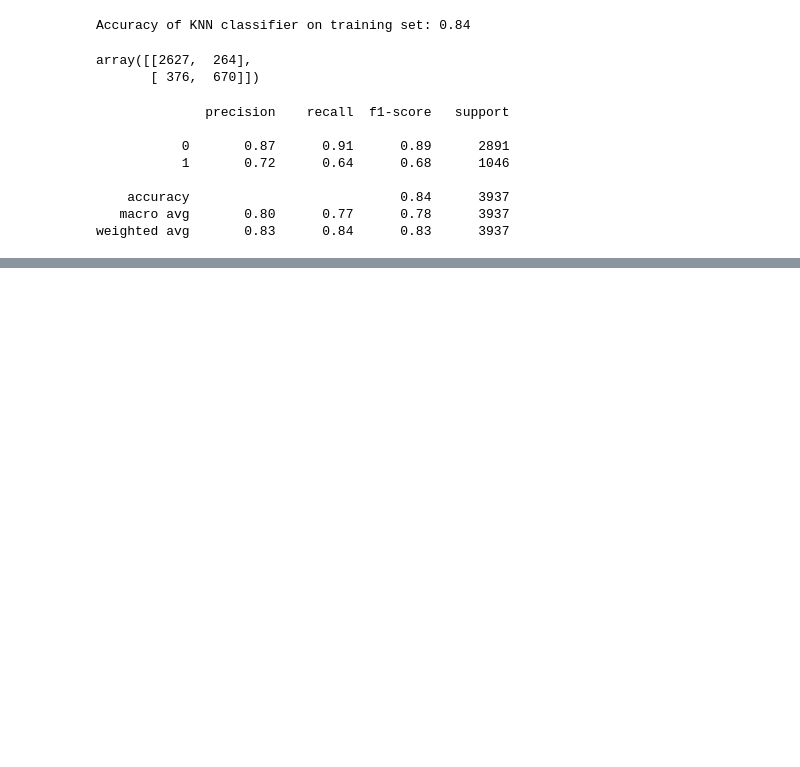
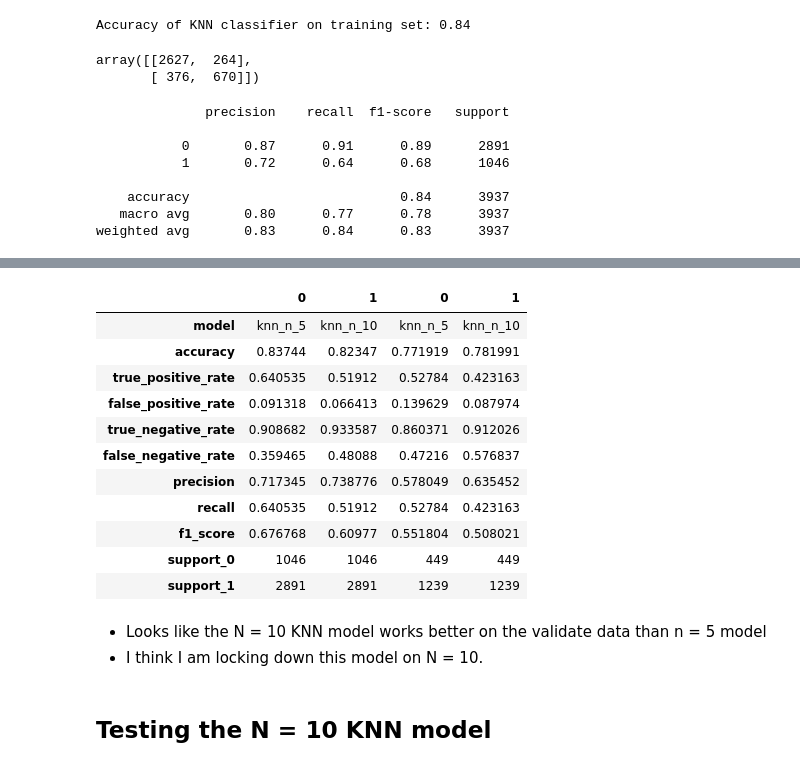
Before and after one commit to jcrosenberger/project1-telco, a Jupyter notebook: notebooks/knn_model.ipynb, the cells around one changed output, grey strips where cells are left out. Cells and saved outputs as stored; diff of their text form; code cells hidden in the pictures; blank space fills up the shorter version.

```diff
--- a/notebooks/knn_model.ipynb
+++ b/notebooks/knn_model.ipynb
@@ -83,0 +304,22 @@ Support (1): 289100
+# %%
+compare = pd.concat([train_predict, validate_predict], axis = 1)
+# %%
+compare
+# %% [output]
+|  | 0 | 1 | 0 | 1 |
+| model | knn_n_5 | knn_n_10 | knn_n_5 | knn_n_10 |
+| accuracy | 0.83744 | 0.82347 | 0.771919 | 0.781991 |
+| true_positive_rate | 0.640535 | 0.51912 | 0.52784 | 0.423163 |
+| false_positive_rate | 0.091318 | 0.066413 | 0.139629 | 0.087974 |
+| true_negative_rate | 0.908682 | 0.933587 | 0.860371 | 0.912026 |
+| false_negative_rate | 0.359465 | 0.48088 | 0.47216 | 0.576837 |
+| precision | 0.717345 | 0.738776 | 0.578049 | 0.635452 |
+| recall | 0.640535 | 0.51912 | 0.52784 | 0.423163 |
+| f1_score | 0.676768 | 0.60977 | 0.551804 | 0.508021 |
+| support_0 | 1046 | 1046 | 449 | 449 |
+| support_1 | 2891 | 2891 | 1239 | 1239 |
+# %% [markdown]
+- Looks like the N = 10 KNN model works better on the validate data than n = 5 model
+- I think I am locking down this model on N = 10.
+# %% [markdown]
+## Testing the N = 10 KNN model
```
Also changed, not shown: parts of 28 cells of this notebook, 1 other file.
